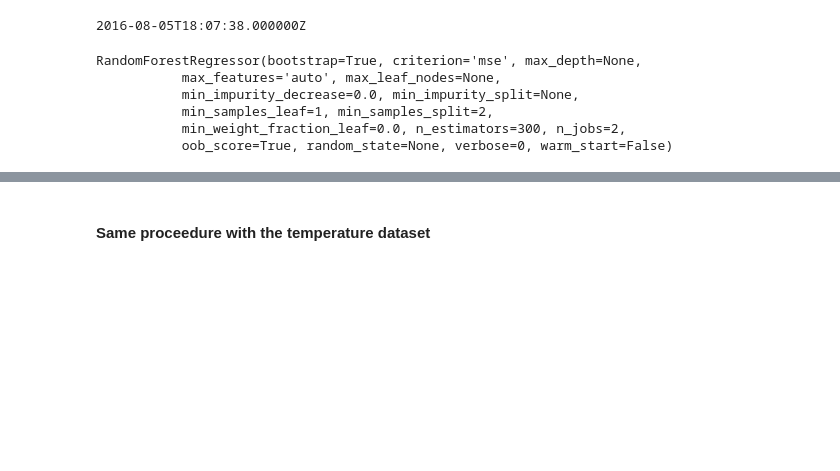
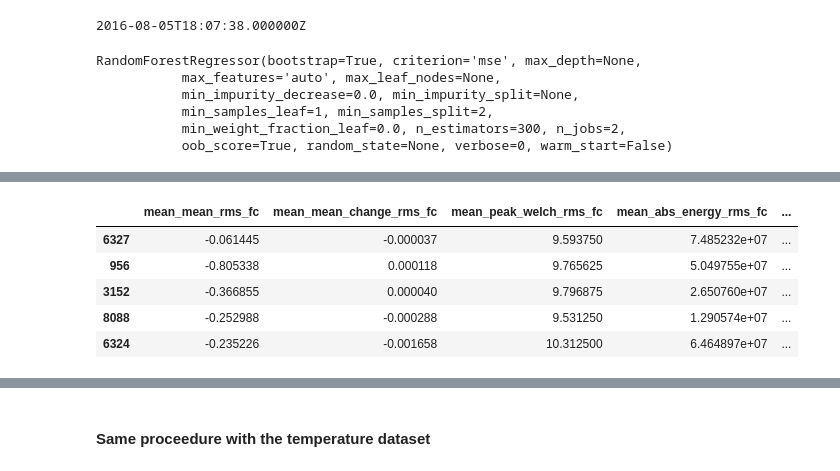
Before and after one commit to rmartinshort/Met_data_predict, a Jupyter notebook: notebooks/REFREG_test7_sliding.ipynb, the cells around one changed output, grey strips where cells are left out. Cells and saved outputs as stored; diff of their text form; code cells hidden in the pictures; blank space fills up the shorter version.

```diff
--- a/notebooks/REFREG_test7_sliding.ipynb
+++ b/notebooks/REFREG_test7_sliding.ipynb
@@ -135,0 +136,10 @@ plt.savefig('soil_moisture_prediction_sliding_window.png')
+# %%
+#x_test_indices is a list containing the indices of the outliers
+X_test.loc[X_test_indices].head()
+# %% [output]
+|  | mean_mean_rms_fc | mean_mean_change_rms_fc | mean_peak_welch_rms_fc | mean_abs_energy_rms_fc | ... |
+| 6327 | -0.061445 | -0.000037 | 9.593750 | 7.485232e+07 | ... |
+| 956 | -0.805338 | 0.000118 | 9.765625 | 5.049755e+07 | ... |
+| 3152 | -0.366855 | 0.000040 | 9.796875 | 2.650760e+07 | ... |
+| 8088 | -0.252988 | -0.000288 | 9.531250 | 1.290574e+07 | ... |
+| 6324 | -0.235226 | -0.001658 | 10.312500 | 6.464897e+07 | ... |
```
Also changed, not shown: parts of 16 cells of this notebook, 7 other files.
